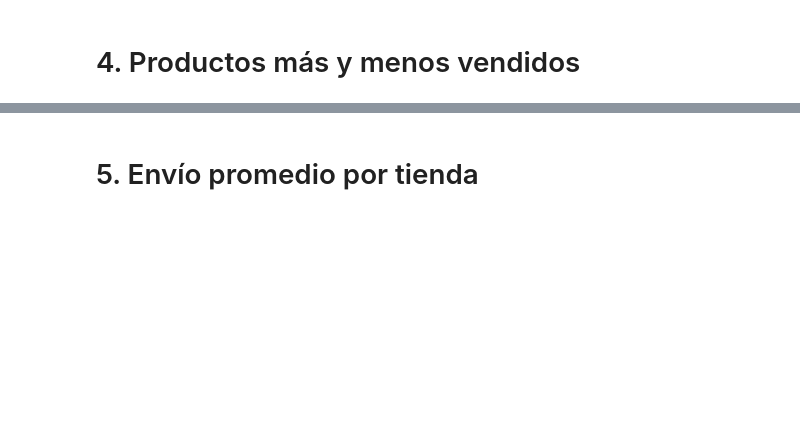
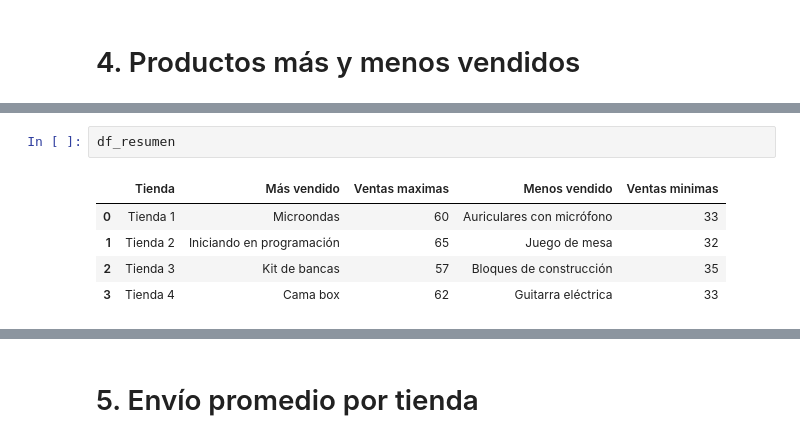
Before and after one commit to Jhon-theone/challenge1-data-science-latam, a Jupyter notebook: AluraStoreLatam.ipynb, the cells around one changed output, grey strips where cells are left out. Cells and saved outputs as stored; diff of their text form; blank space fills up the shorter version.

```diff
--- a/AluraStoreLatam.ipynb
+++ b/AluraStoreLatam.ipynb
@@ -35,0 +166,8 @@ tienda.shape
+# %%
+df_resumen
+# %% [output]
+|  | Tienda | Más vendido | Ventas maximas | Menos vendido | Ventas minimas |
+| 0 | Tienda 1 | Microondas | 60 | Auriculares con micrófono | 33 |
+| 1 | Tienda 2 | Iniciando en programación | 65 | Juego de mesa | 32 |
+| 2 | Tienda 3 | Kit de bancas | 57 | Bloques de construcción | 35 |
+| 3 | Tienda 4 | Cama box | 62 | Guitarra eléctrica | 33 |
```
Also changed, not shown: parts of 28 cells of this notebook.
